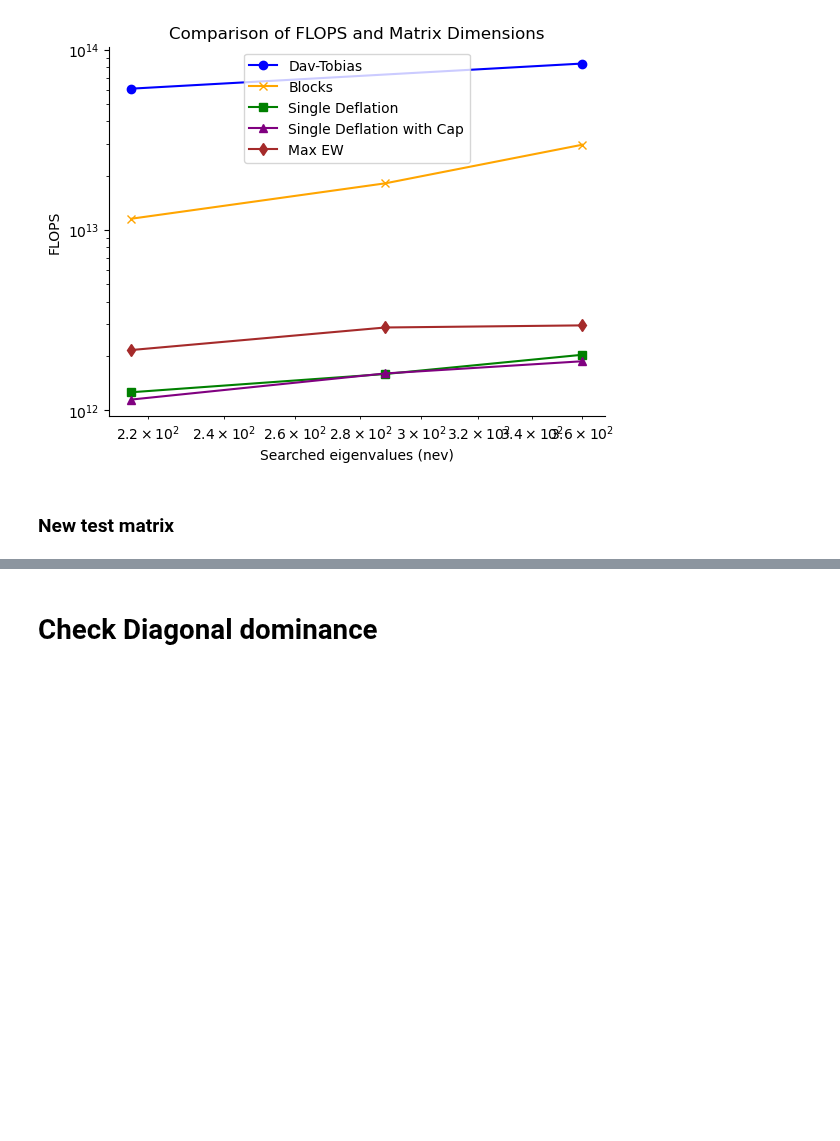
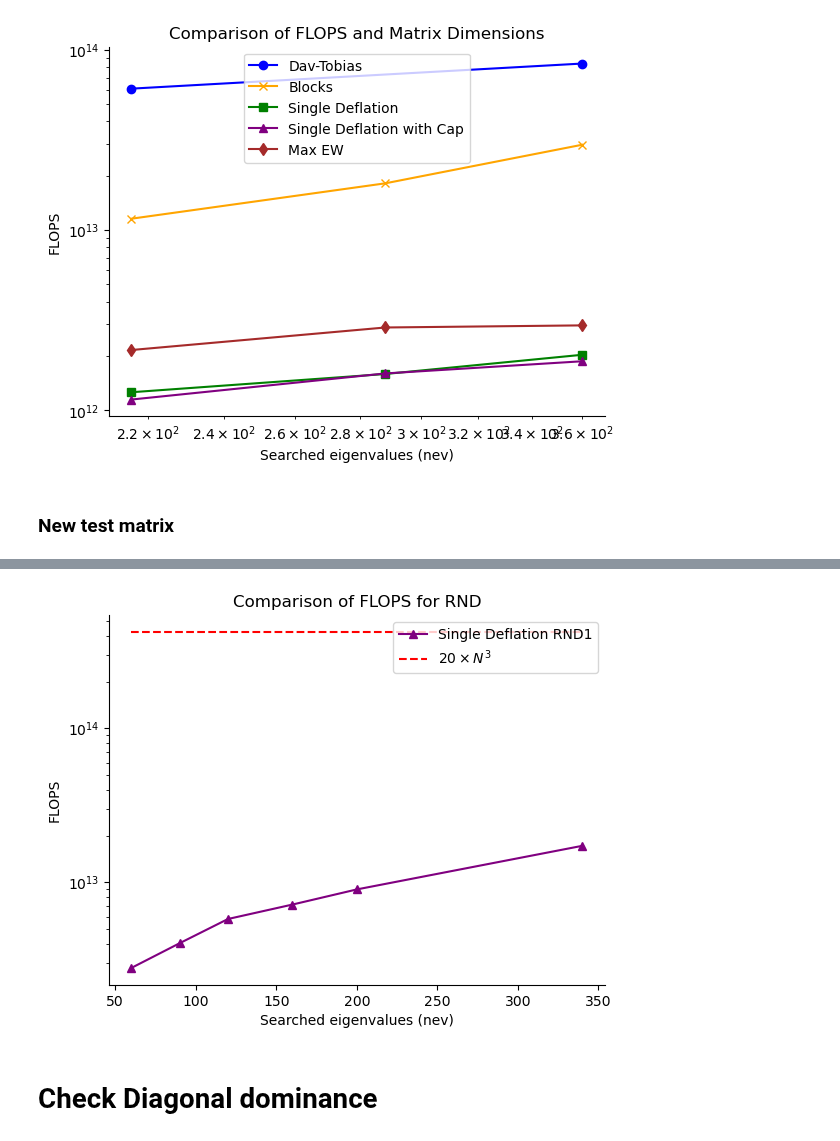
Before and after one commit to framere/Final_codes_MA, a Jupyter notebook: plot_comp_time.ipynb, the cells around one changed output, grey strips where cells are left out. Cells and saved outputs as stored; diff of their text form; code cells hidden in the pictures; blank space fills up the shorter version.

```diff
--- a/plot_comp_time.ipynb
+++ b/plot_comp_time.ipynb
@@ -110,3 +113,21 @@ plt.savefig("FLOPS_improved.png", dpi=300, bbox_inches='tight')
+# %%
+N_RND = np.array([60, 90, 120, 160, 200, 340])  # Assuming same N
+single_deflation_flops_RND1 = np.array([2785446015183, 4031639513667, 5787879522575, 7180520445177, 9005348877275, 17275924077195])
+dav_tobias_flops_RND1 = np.array([3551245136340, 5380751464110, 11450508936840, 17275924077195, 25000000000000, 17275924077195])
+
+# for RND
+plt.figure()
+plt.ylabel('FLOPS')
+plt.xlabel('Searched eigenvalues (nev)')
+plt.plot(N_RND, single_deflation_flops_RND1, label='Single Deflation RND1', color='purple', marker='^')
+plt.hlines(Grenze, N_RND[0], N_RND[-1], label=r'$20 \times N^3$', color='red', linestyle='--')
+plt.yscale('log')
+# plt.xscale('log')
+plt.title('Comparison of FLOPS for RND')
+plt.legend()
+sns.despine()
+# %% [output]
+[figure, added]
 # %% [markdown]
 # Check Diagonal dominance
 # %% [markdown]
```
Also changed, not shown: parts of 3 cells of this notebook, 6 other files.
